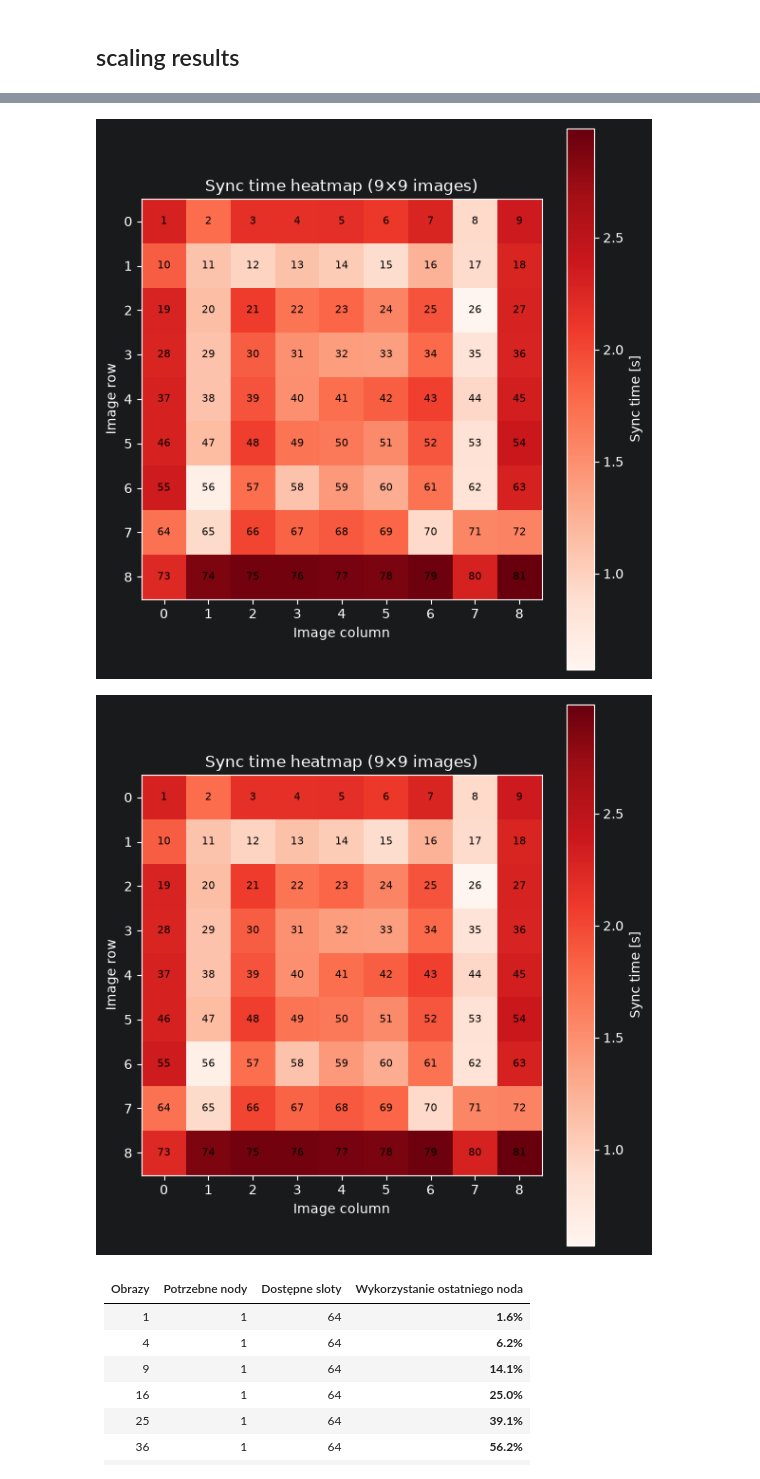
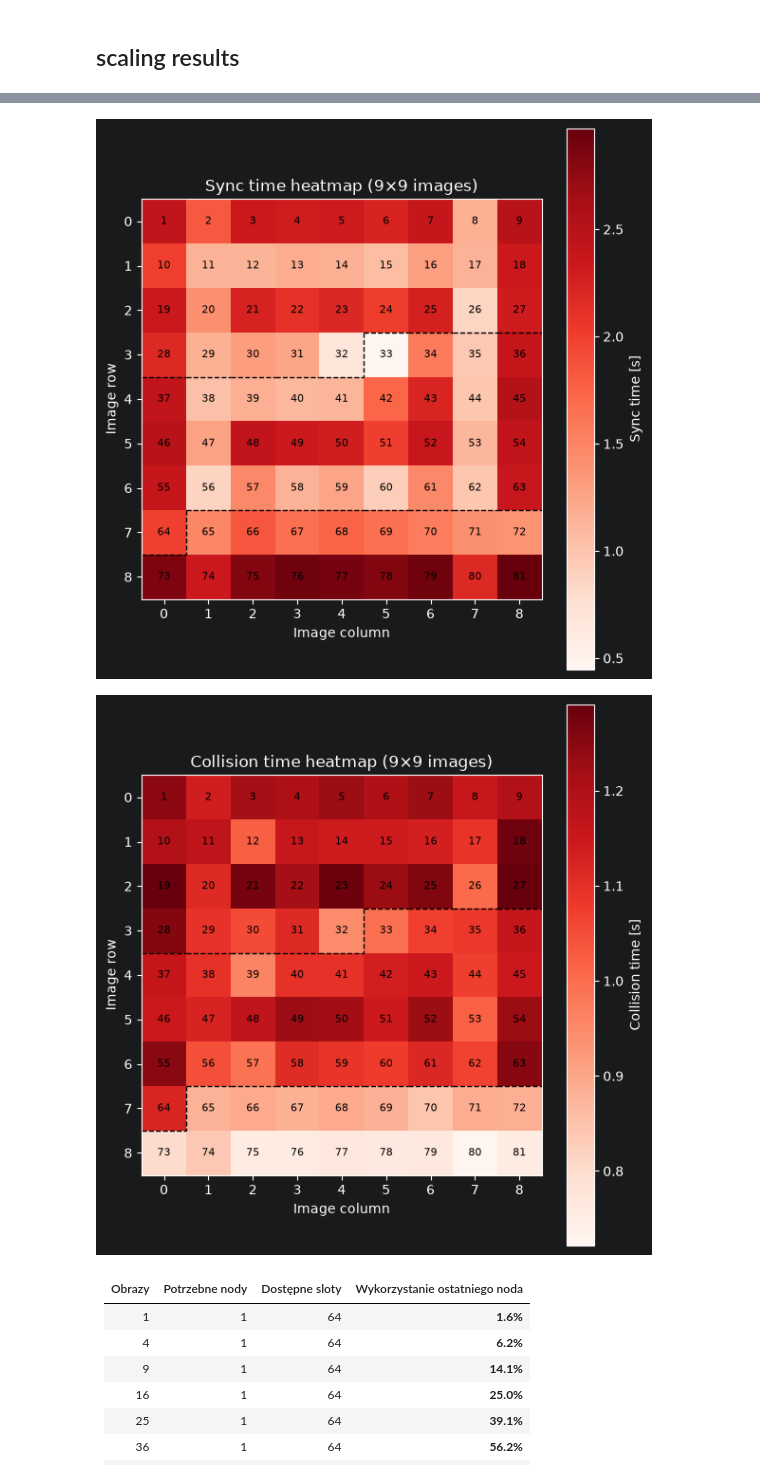
Before and after one commit to FranekM/Lattice-Boltzmann-D2Q9-Solver-in-Fortran, a Jupyter notebook: eval/evaluation.ipynb, the cells around one changed output, grey strips where cells are left out. Saved outputs shown, nothing was run; the diff lists cells and outputs as text; code cells hidden in the pictures.

Commit message:
scaling tests spread

```diff
--- a/eval/evaluation.ipynb
+++ b/eval/evaluation.ipynb
@@ -147,0 +148,4 @@ max_agg = (
+# %%
+df = get_df('../out/bw_scaling_1536_spread/stats.tsv')
+avg = get_avg_agg(df)
+max_agg = get_max_agg(df)
@@ -278,5 +321,5 @@ show_absolute_times(max_agg.copy(), "Absolute execution times (max over images)"
 # %%
-def heatmap_times(n, cmap, value):
+def heatmap_times(n, cmap, value, df = df, images_per_node = 64):
 
     subset = df[df["n"] == n].copy()
 
@@ -313,6 +356,35 @@ def heatmap_times(n, cmap, value):
                 color="black"
             )
 
+    subset["node"] = ((subset["i"] - 1) // images_per_node) + 1
+    node_grid = (
+        ((subset["i"].to_numpy().reshape(side, side) - 1)
+         // images_per_node) + 1
+    )
+    # granice pionowe
+    for r in range(side):
+        for c in range(side - 1):
+            if node_grid[r, c] != node_grid[r, c + 1]:
+                ax.plot(
+                    [c + 0.5, c + 0.5],
+                    [r - 0.5, r + 0.5],
+                    '--',
+                    color="black",
+                    linewidth=1
+                )
+
+    # granice poziome
+    for r in range(side - 1):
+        for c in range(side):
+            if node_grid[r, c] != node_grid[r + 1, c]:
+                ax.plot(
+                    [c - 0.5, c + 0.5],
+                    [r + 0.5, r + 0.5],
+                    '--',
+                    color="black",
+                    linewidth=1
+                )
+
     ax.set_xticks(np.arange(side))
     ax.set_yticks(np.arange(side))
 
@@ -329,11 +401,11 @@ heatmap_times(81, "Reds", "communication")
 # %%
-heatmap_times(81, "Reds", "sync")
+heatmap_times(81, "Reds", "sync", images_per_node = 32)
 # %% [output]
-[figure, old version]
+[figure, new version]
 # %%
-heatmap_times(81, "Reds", "sync")
+heatmap_times(81, "Reds", "collision", df = df, images_per_node = 32)
 # %% [output]
-[figure, old version]
+[figure, new version]
 # %% [markdown]
 | Obrazy | Potrzebne nody | Dostępne sloty | Wykorzystanie ostatniego noda |
 | -----: | -------------: | -------------: | ----------------------------: |
```
Also changed, not shown: parts of 18 cells of this notebook, 8 other files.
